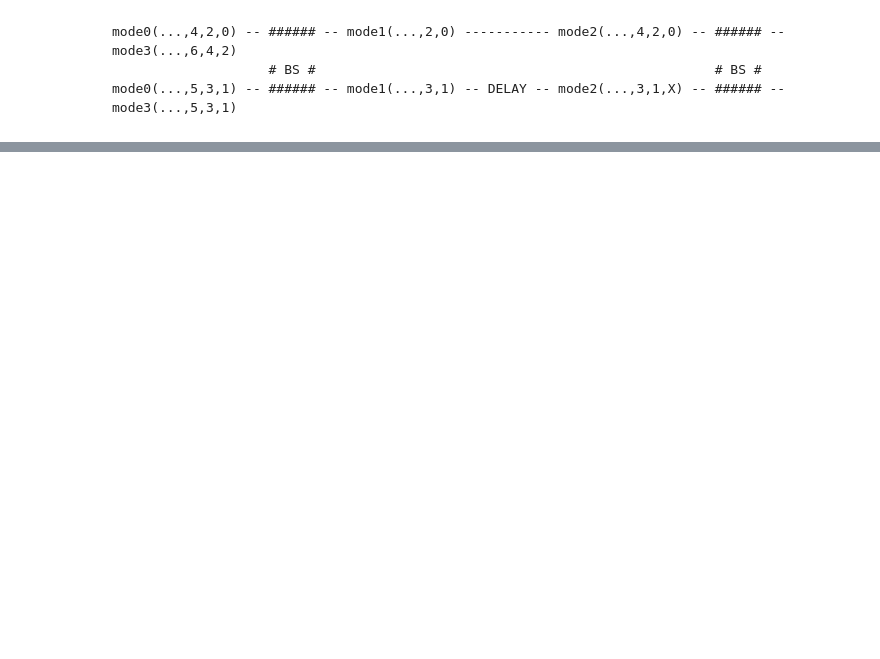
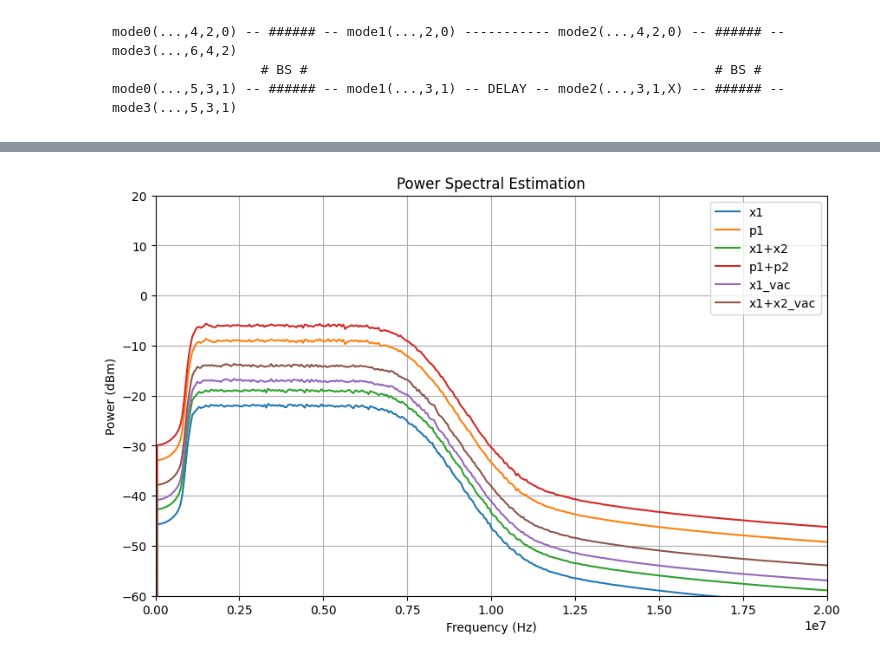
Before and after one commit to kiiichi/python-learning, a Jupyter notebook: DataAE/PDE/Cluster_state_DUAL_RAIL_time.ipynb, the cells around one changed output, grey strips where cells are left out. Drawn from its saved outputs; the diff is of its cells as text; code cells hidden in the pictures; blank space fills up the shorter version.

```diff
--- a/DataAE/PDE/Cluster_state_DUAL_RAIL_time.ipynb
+++ b/DataAE/PDE/Cluster_state_DUAL_RAIL_time.ipynb
@@ -104,0 +401,96 @@ for i in tqdm(range(0, N)):
+# %%
+# Parameters
+header_rows = 0
+split_num = 1 # also is average number
+window_seg_number = 500 # number of segments in each window 2000
+sampling_rate = 100e6
+zohms = 50
+
+def spectrum_analysis(samples, sampling_rate, window_seg_number, split_num=1):
+    split_size = len(samples) // split_num
+    samples_split = np.array_split(samples[:split_size*split_num], split_num)
+    # Welch's method for power spectral density estimation
+    Pxx_avg_seg = []
+    for i in range(split_num):
+        f, Pxx_avg_seg1_ = welch(samples_split[i], fs=sampling_rate, window='boxcar', nperseg=len(samples_split[i])//window_seg_number, noverlap=None, scaling='spectrum')
+        Pxx_avg_seg.append(Pxx_avg_seg1_)
+    Pxx_avg = np.mean(Pxx_avg_seg, axis=0)
+    Pxx_avg = 10 * np.log10(Pxx_avg / zohms) + 30
+    return f, Pxx_avg
+
+signal1 = initial0_samples_mode0[:, 0].cpu().numpy()
+signal2 = initial0_samples_mode0[:, 1].cpu().numpy()
+signal3 = initial0_samples_mode1[:, 0].cpu().numpy() + initial1_samples_mode1[:, 0].cpu().numpy()
+signal4 = initial0_samples_mode1[:, 1].cpu().numpy() + initial1_samples_mode1[:, 1].cpu().numpy()
+signal5 = initial0_samples_mode4[:, 0].cpu().numpy()
+signal6 = initial0_samples_mode0[:, 1].cpu().numpy()
+f1, Pxx_avg1 = spectrum_analysis(signal1, sampling_rate, window_seg_number, split_num=split_num)
+f2, Pxx_avg2 = spectrum_analysis(signal2, sampling_rate, window_seg_number, split_num=split_num)
+f3, Pxx_avg3 = spectrum_analysis(signal3, sampling_rate, window_seg_number, split_num=split_num)
+f4, Pxx_avg4 = spectrum_analysis(signal4, sampling_rate, window_seg_number, split_num=split_num)
+f5, Pxx_avg5 = spectrum_analysis(signal5, sampling_rate, window_seg_number, split_num=split_num)
+f6, Pxx_avg6 = spectrum_analysis(signal6, sampling_rate, window_seg_number, split_num=split_num)
+
+# Vacuum state
+signal1_vac = initial0_samples_mode0_vac[:, 0].cpu().numpy()
+signal2_vac = initial0_samples_mode0_vac[:, 1].cpu().numpy()
+signal3_vac = initial0_samples_mode1_vac[:, 0].cpu().numpy() + initial1_samples_mode1_vac[:, 0].cpu().numpy()
+signal4_vac = initial0_samples_mode1_vac[:, 1].cpu().numpy() + initial1_samples_mode1_vac[:, 1].cpu().numpy()
+signal5_vac = initial0_samples_mode4_vac[:, 0].cpu().numpy()
+f1_vac, Pxx_avg1_vac = spectrum_analysis(signal1_vac, sampling_rate, window_seg_number, split_num=split_num)
+f2_vac, Pxx_avg2_vac = spectrum_analysis(signal2_vac, sampling_rate, window_seg_number, split_num=split_num)
+f3_vac, Pxx_avg3_vac = spectrum_analysis(signal3_vac, sampling_rate, window_seg_number, split_num=split_num)
+f4_vac, Pxx_avg4_vac = spectrum_analysis(signal4_vac, sampling_rate, window_seg_number, split_num=split_num)
+f5_vac, Pxx_avg5_vac = spectrum_analysis(signal5_vac, sampling_rate, window_seg_number, split_num=split_num)
+
+# Filter
+filter_lower_bound = 1e6
+filter_upper_bound = 8e6
+filter_sampling_rate = 100e6
+siganl1_filtered = butter_bandpass_filter(signal1, filter_lower_bound, filter_upper_bound, filter_sampling_rate, order=5)
+siganl2_filtered = butter_bandpass_filter(signal2, filter_lower_bound, filter_upper_bound, filter_sampling_rate, order=5)
+signal3_filtered = butter_bandpass_filter(signal3, filter_lower_bound, filter_upper_bound, filter_sampling_rate, order=5)
+signal4_filtered = butter_bandpass_filter(signal4, filter_lower_bound, filter_upper_bound, filter_sampling_rate, order=5)
+signal5_filtered = butter_bandpass_filter(signal1_vac, filter_lower_bound, filter_upper_bound, filter_sampling_rate, order=5)
+signal6_filtered = butter_bandpass_filter(signal3_vac, filter_lower_bound, filter_upper_bound, filter_sampling_rate, order=5)
+f1_filtered, Pxx_avg1_filtered = spectrum_analysis(siganl1_filtered, sampling_rate, window_seg_number, split_num=split_num)
+f2_filtered, Pxx_avg2_filtered = spectrum_analysis(siganl2_filtered, sampling_rate, window_seg_number, split_num=split_num)
+f3_filtered, Pxx_avg3_filtered = spectrum_analysis(signal3_filtered, sampling_rate, window_seg_number, split_num=split_num)
+f4_filtered, Pxx_avg4_filtered = spectrum_analysis(signal4_filtered, sampling_rate, window_seg_number, split_num=split_num)
+f5_filtered, Pxx_avg5_filtered = spectrum_analysis(signal5_filtered, sampling_rate, window_seg_number, split_num=split_num)
+f6_filtered, Pxx_avg6_filtered = spectrum_analysis(signal6_filtered, sampling_rate, window_seg_number, split_num=split_num)
+
+# Plot
+print(f'Sampling rate: {sampling_rate/1000} kHz')
+yrange = 80
+yref = -20
+plt.figure(figsize=(10, 6))
+# plt.plot(f1, Pxx_avg1, label='x1')
+# plt.plot(f2, Pxx_avg2, label='p1')
+# plt.plot(f3, Pxx_avg3, label='x1+x2')
+# plt.plot(f4, Pxx_avg4, label='p1+p2')
+# plt.plot(f5, Pxx_avg5, label='signal5')
+# plt.plot(f6, Pxx_avg6, label='signal6')
+
+plt.plot(f1_filtered, Pxx_avg1_filtered, label='x1')
+plt.plot(f2_filtered, Pxx_avg2_filtered, label='p1')
+plt.plot(f3_filtered, Pxx_avg3_filtered, label='x1+x2')
+plt.plot(f4_filtered, Pxx_avg4_filtered, label='p1+p2')
+plt.plot(f5_filtered, Pxx_avg5_filtered, label='x1_vac')
+plt.plot(f6_filtered, Pxx_avg6_filtered, label='x1+x2_vac')
+
+# plt.plot(f1_vac, Pxx_avg1_vac, label='x1_vac')
+# plt.plot(f2_vac, Pxx_avg2_vac, label='signal2_vac')
+# plt.plot(f3_vac, Pxx_avg3_vac, label='x1+x2_vac')
+# plt.plot(f4_vac, Pxx_avg4_vac, label='p1+p2_vac')
+# plt.plot(f5_vac, Pxx_avg5_vac, label='signal5_vac')
+
+plt.title('Power Spectral Estimation')
+plt.xlabel('Frequency (Hz)')
+plt.ylabel('Power (dBm)')
+plt.xlim(0,20e6)
+plt.ylim(yref-yrange/2, yref+yrange/2)
+plt.legend()
+plt.grid(True)
+plt.show()
+# %% [output]
@@ -105,3 +498,4 @@ for i in tqdm(range(0, N)):
+[figure, added]
 # %%
 # Calculate nullifier: xA1+xB1+xA2-xB2 & pA1+pB1-pA2+pB2
 def calculate_nullifierX(samples, s=0, e=N-2):
```
Also changed, not shown: parts of 15 cells of this notebook, 2 other files.
